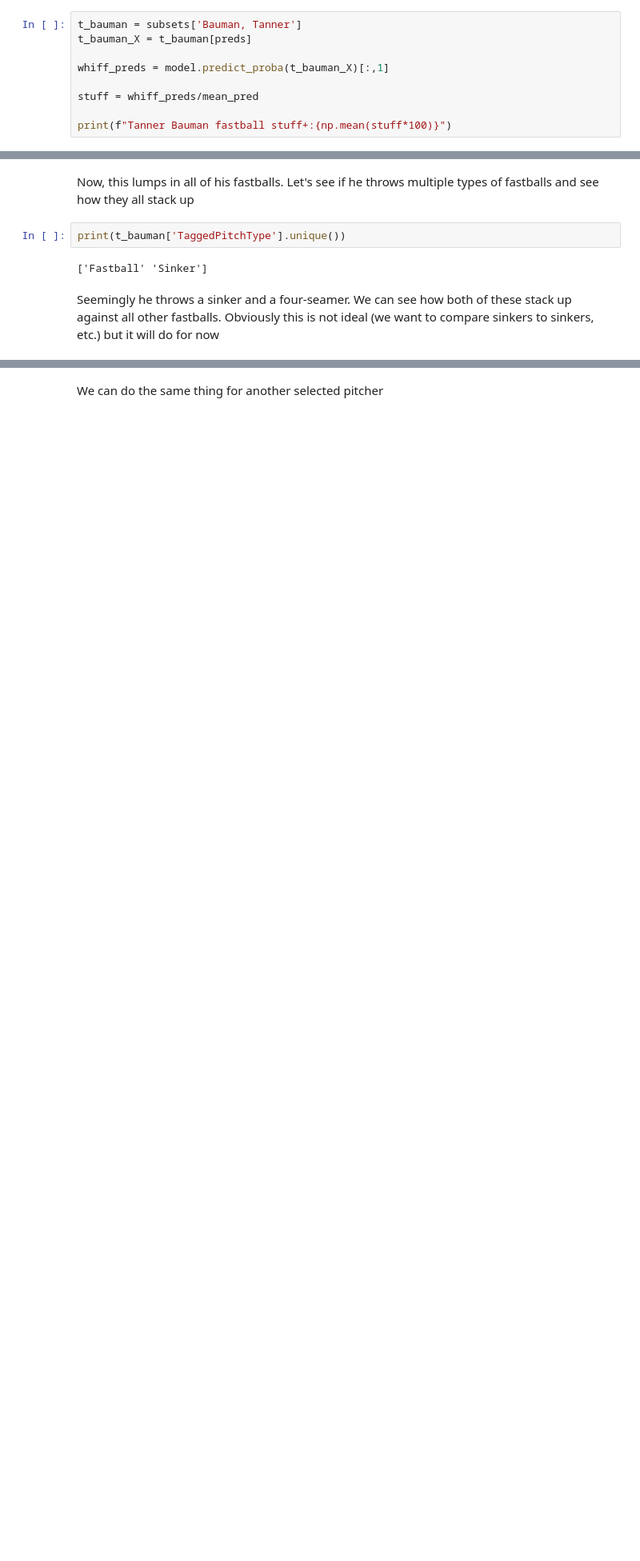
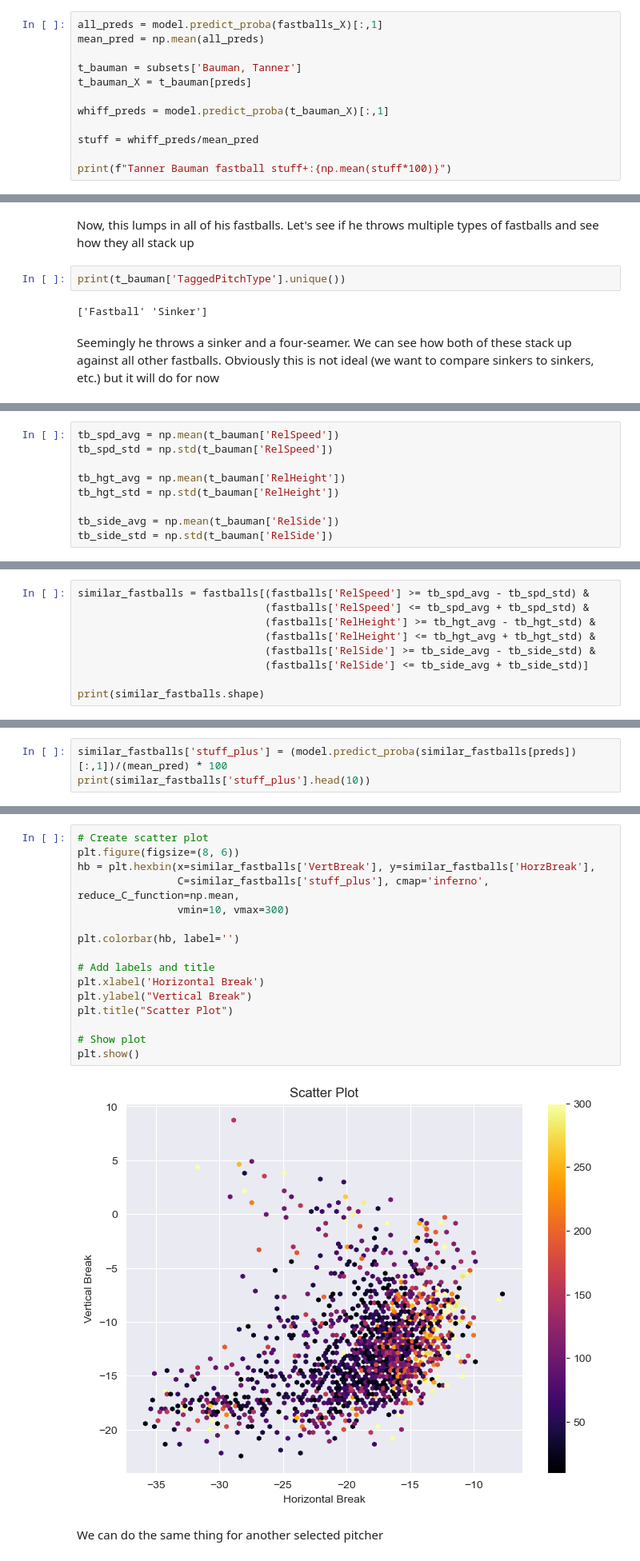
Before and after one commit to charlesbenfer/stuff_plus, a Jupyter notebook: data_analysis/fastball_xgboost.ipynb, the cells around one changed output, grey strips where cells are left out. Shown at 80% size. Saved outputs shown, nothing was run; the diff lists cells and outputs as text; blank space fills up the shorter version.

```diff
--- a/data_analysis/fastball_xgboost.ipynb
+++ b/data_analysis/fastball_xgboost.ipynb
@@ -208,6 +224,9 @@ unique_values = fastballs['Pitcher'].unique()
 # Create a dictionary to store subsets
 subsets = {value: fastballs[fastballs['Pitcher'] == value] for value in unique_values}
 # %%
+all_preds = model.predict_proba(fastballs_X)[:,1]
+mean_pred = np.mean(all_preds)
+
 t_bauman = subsets['Bauman, Tanner']
 t_bauman_X = t_bauman[preds]
 
@@ -250,0 +248,9 @@ print(four_stuff)
+# %%
+tb_spd_avg = np.mean(t_bauman['RelSpeed'])
+tb_spd_std = np.std(t_bauman['RelSpeed'])
+
+tb_hgt_avg = np.mean(t_bauman['RelHeight'])
+tb_hgt_std = np.std(t_bauman['RelHeight'])
+
+tb_side_avg = np.mean(t_bauman['RelSide'])
+tb_side_std = np.std(t_bauman['RelSide'])
@@ -250,0 +259,9 @@ print(four_stuff)
+# %%
+similar_fastballs = fastballs[(fastballs['RelSpeed'] >= tb_spd_avg - tb_spd_std) &
+                              (fastballs['RelSpeed'] <= tb_spd_avg + tb_spd_std) &
+                              (fastballs['RelHeight'] >= tb_hgt_avg - tb_hgt_std) &
+                              (fastballs['RelHeight'] <= tb_hgt_avg + tb_hgt_std) &
+                              (fastballs['RelSide'] >= tb_side_avg - tb_side_std) &
+                              (fastballs['RelSide'] <= tb_side_avg + tb_side_std)]
+
+print(similar_fastballs.shape)
@@ -250,0 +270,3 @@ print(four_stuff)
+# %%
+similar_fastballs['stuff_plus'] = (model.predict_proba(similar_fastballs[preds])[:,1])/(mean_pred) * 100
+print(similar_fastballs['stuff_plus'].head(10))
@@ -251,3 +290,21 @@ print(four_stuff)
+# %%
+# Create scatter plot
+plt.figure(figsize=(8, 6))
+hb = plt.hexbin(x=similar_fastballs['VertBreak'], y=similar_fastballs['HorzBreak'],
+                C=similar_fastballs['stuff_plus'], cmap='inferno', reduce_C_function=np.mean,
+                vmin=10, vmax=300)
+
+plt.colorbar(hb, label='')
+
+# Add labels and title
+plt.xlabel('Horizontal Break')
+plt.ylabel("Vertical Break")
+plt.title("Scatter Plot")
+
+# Show plot
+plt.show()
+# %% [output]
+[figure, added]
 # %% [markdown]
 We can do the same thing for another selected pitcher
 # %%
```
Also changed, not shown: parts of 17 cells of this notebook, 4 other files.
